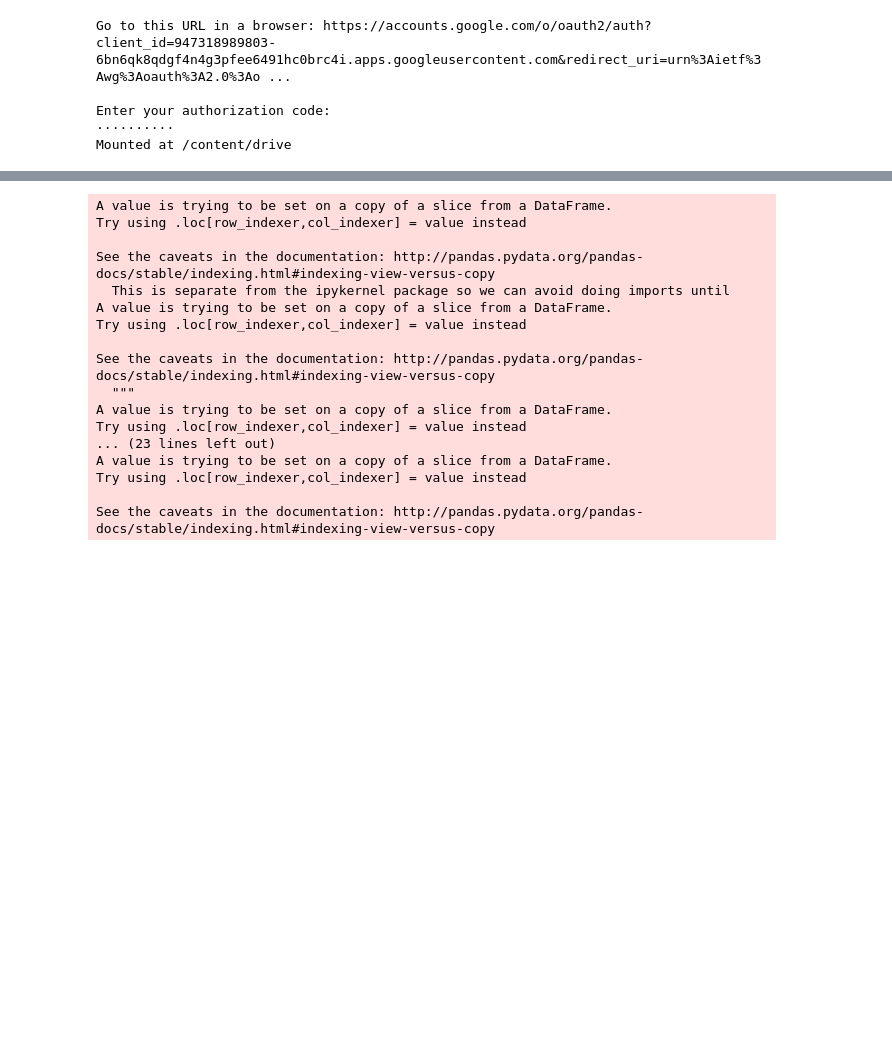
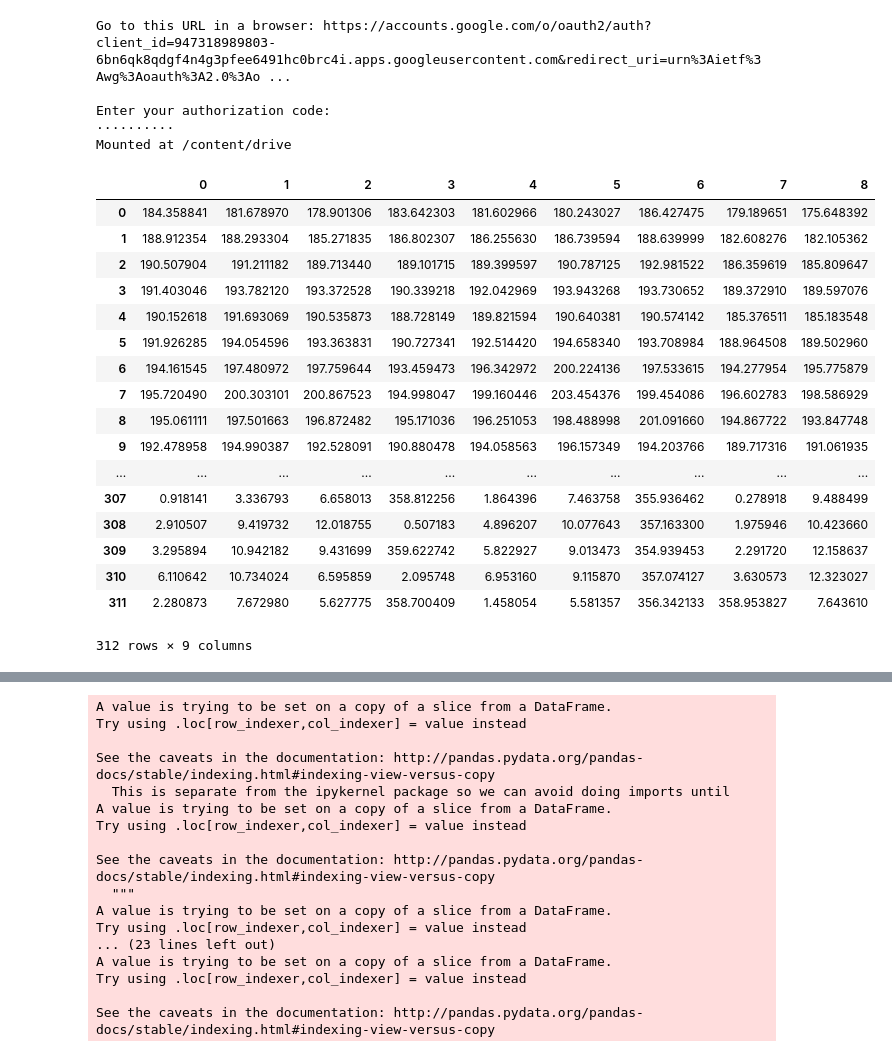
Before and after one commit to granantuin/Model_vs_data_label, a Jupyter notebook: Copia_de_Display_x_y_data_rawmodel.ipynb, the cells around one changed output, grey strips where cells are left out. Cells and saved outputs as stored; diff of their text form; code cells hidden in the pictures; blank space fills up the shorter version.

```diff
--- a/Copia_de_Display_x_y_data_rawmodel.ipynb
+++ b/Copia_de_Display_x_y_data_rawmodel.ipynb
@@ -31,6 +31,10 @@ Go to this URL in a browser: https://accounts.google.com/o/oauth2/auth?client_id
 Enter your authorization code:
 ··········
 Mounted at /content/drive
+# %%
+drive_4km="/content/drive/My Drive/Colab Notebooks/model_vs_data/Coron_4km_h24toh48_dir/"
+drive_1km="/content/drive/My Drive/Colab Notebooks/model_vs_data/Coron_Mars_H24to48_dir/"
+dr=[drive_4km,drive_1km]
 # %%
-y_data=pd.read_excel("/content/drive/My Drive/Colab Notebooks/model_vs_data/Coron_Mars_H24to48_dir/y_data.xlsx")
-x_data=pd.read_csv("/content/drive/My Drive/Colab Notebooks/model_vs_data/Coron_Mars_H24to48_dir/x_data",usecols=range(1,10))
+y_data=pd.read_excel(dr[0]+"y_data.xlsx")
+x_data=pd.read_csv(dr[0]+"x_data",usecols=range(1,10))
@@ -37,3 +43,24 @@ x_data=pd.read_csv("/content/drive/My Drive/Colab Notebooks/model_vs_data/Coron_
+# %%
+x_data
+# %% [output]
+|  | 0 | 1 | 2 | 3 | 4 | 5 | 6 | 7 | 8 |
+| 0 | 184.358841 | 181.678970 | 178.901306 | 183.642303 | 181.602966 | 180.243027 | 186.427475 | 179.189651 | 175.648392 |
+| 1 | 188.912354 | 188.293304 | 185.271835 | 186.802307 | 186.255630 | 186.739594 | 188.639999 | 182.608276 | 182.105362 |
+| 2 | 190.507904 | 191.211182 | 189.713440 | 189.101715 | 189.399597 | 190.787125 | 192.981522 | 186.359619 | 185.809647 |
+| 3 | 191.403046 | 193.782120 | 193.372528 | 190.339218 | 192.042969 | 193.943268 | 193.730652 | 189.372910 | 189.597076 |
+| 4 | 190.152618 | 191.693069 | 190.535873 | 188.728149 | 189.821594 | 190.640381 | 190.574142 | 185.376511 | 185.183548 |
+| 5 | 191.926285 | 194.054596 | 193.363831 | 190.727341 | 192.514420 | 194.658340 | 193.708984 | 188.964508 | 189.502960 |
+| 6 | 194.161545 | 197.480972 | 197.759644 | 193.459473 | 196.342972 | 200.224136 | 197.533615 | 194.277954 | 195.775879 |
+| 7 | 195.720490 | 200.303101 | 200.867523 | 194.998047 | 199.160446 | 203.454376 | 199.454086 | 196.602783 | 198.586929 |
+| 8 | 195.061111 | 197.501663 | 196.872482 | 195.171036 | 196.251053 | 198.488998 | 201.091660 | 194.867722 | 193.847748 |
+| 9 | 192.478958 | 194.990387 | 192.528091 | 190.880478 | 194.058563 | 196.157349 | 194.203766 | 189.717316 | 191.061935 |
+| ... | ... | ... | ... | ... | ... | ... | ... | ... | ... |
+| 307 | 0.918141 | 3.336793 | 6.658013 | 358.812256 | 1.864396 | 7.463758 | 355.936462 | 0.278918 | 9.488499 |
+| 308 | 2.910507 | 9.419732 | 12.018755 | 0.507183 | 4.896207 | 10.077643 | 357.163300 | 1.975946 | 10.423660 |
+| 309 | 3.295894 | 10.942182 | 9.431699 | 359.622742 | 5.822927 | 9.013473 | 354.939453 | 2.291720 | 12.158637 |
+| 310 | 6.110642 | 10.734024 | 6.595859 | 2.095748 | 6.953160 | 9.115870 | 357.074127 | 3.630573 | 12.323027 |
+| 311 | 2.280873 | 7.672980 | 5.627775 | 358.700409 | 1.458054 | 5.581357 | 356.342133 | 358.953827 | 7.643610 |
+312 rows × 9 columns
 # %%
 NE=y_data[(y_data["value"]>22.5) & (y_data["value"]<67.5)]
 NE["label"]="NE"
```
Also changed, not shown: parts of 3 cells of this notebook.
